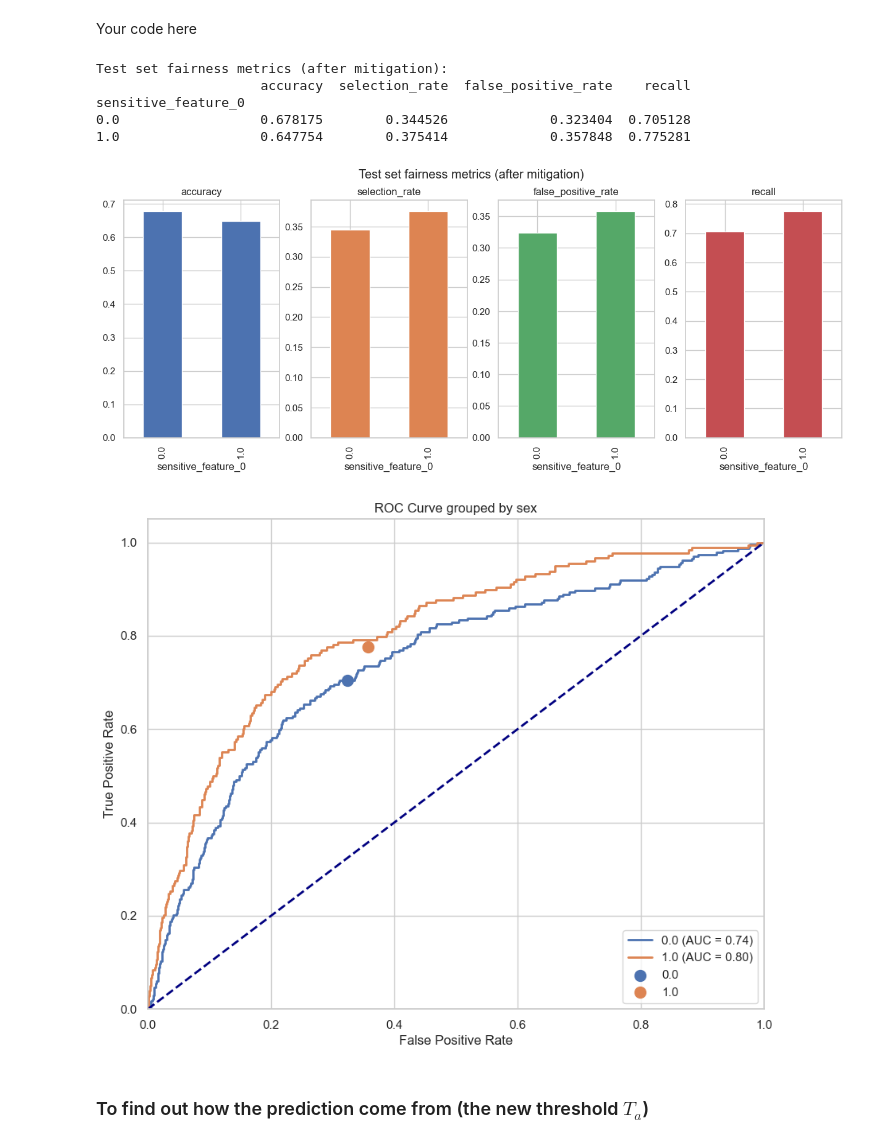
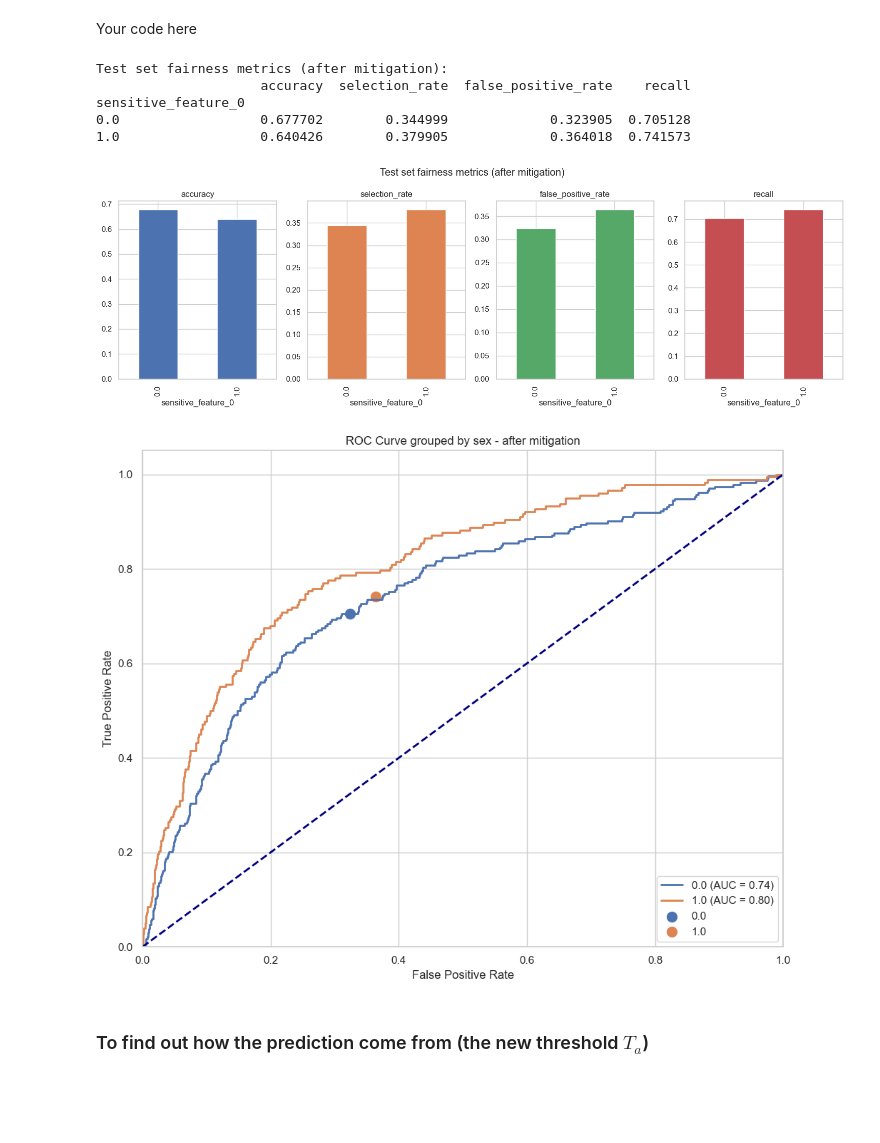
Before and after one commit to MathiasDamsgaard/RAI_fairness_project, a Jupyter notebook: exercise.ipynb, the cells around one changed output. Saved outputs shown, nothing was run; the diff lists cells and outputs as text; code cells hidden in the pictures; blank space fills up the shorter version.

```diff
--- a/exercise.ipynb
+++ b/exercise.ipynb
@@ -233,8 +234,8 @@ test_loader = torch.utils.data.DataLoader(test_dataset, batch_size=batch_size, s
 # %% [markdown]
 ### Predict the results for both validation and test set
 # %%
-# val_lab, val_pred, val_prob, val_a = validate(classifier, val_loader, device=device)
-# test_lab, test_pred, test_prob, test_a= validate(classifier, test_loader, device=device)
+val_lab, val_pred, val_prob, val_a = validate(classifier, val_loader, device=device)
+test_lab, test_pred, test_prob, test_a= validate(classifier, test_loader, device=device)
 # %% [output]
 val_loss=1.2286 val_acc=0.8211 val_auroc=0.7841
 val_loss=1.2348 val_acc=0.8092 val_auroc=0.7726
@@ -242,11 +243,11 @@ val_loss=1.2348 val_acc=0.8092 val_auroc=0.7726
 If predicting on the validation/test set takes too long, you can simply load the pre-saved results directly from the CSV file. Note that if you use your own model, the results will differ from mine.
 # %%
 # # read the results from csv
-val_df = pd.read_csv('./datafiles/nih_val_results.csv')
-test_df = pd.read_csv('./datafiles/nih_test_results.csv')
+# val_df = pd.read_csv('./datafiles/nih_val_results.csv')
+# test_df = pd.read_csv('./datafiles/nih_test_results.csv')
 
-val_lab, val_pred, val_prob, val_a = val_df['val_lab'].values, val_df['val_pred'].values, val_df['val_prob'].values, val_df['val_a'].values
-test_lab, test_pred, test_prob, test_a = test_df['test_lab'].values, test_df['test_pred'].values, test_df['test_prob'].values, test_df['test_a'].values
+# val_lab, val_pred, val_prob, val_a = val_df['val_lab'].values, val_df['val_pred'].values, val_df['val_prob'].values, val_df['val_a'].values
+# test_lab, test_pred, test_prob, test_a = test_df['test_lab'].values, test_df['test_pred'].values, test_df['test_prob'].values, test_df['test_a'].values
 # %% [markdown]
 ### Assess fairness using Fairlearn
 #### A simple example first
@@ -423,5 +429,8 @@ postprocessor = ThresholdOptimizer(
 postprocessor.fit(val_prob_2D, val_lab, sensitive_features=val_a)
 
 # plot the optimizing result using plot_threshold_optimizer
-plot_threshold_optimizer(postprocessor)
+plot_threshold_optimizer(postprocessor, show_plot=False)
+plt.title('ThresholdOptimizer fitting result on validation set')
+plt.tight_layout()
+plt.savefig('./figures/threshold_optimizer.jpg');
 # %% [output]
@@ -441,33 +450,37 @@ y_pred_fair_test = postprocessor.predict(test_prob_2D, sensitive_features=test_a
 # %%
 #TODO
 mf_processed = MetricFrame(metrics=metrics,
                  y_true=test_lab,
                  y_pred=y_pred_fair_test,
                  sensitive_features=test_a)
 
 print("Test set fairness metrics (after mitigation):")
 print(mf_processed.by_group)
 
 mf_processed.by_group.plot.bar(
     subplots=True,
     layout=[1, 4],
     legend=False,
     figsize=[15, 5],
     title="Test set fairness metrics (after mitigation)",
-);
+)
+plt.tight_layout()
+plt.savefig('./figures/fairness_metrics_after.jpg');
 # %% [output]
 Test set fairness metrics (after mitigation):
                      accuracy  selection_rate  false_positive_rate    recall
 sensitive_feature_0
-0.0                  0.678175        0.344526             0.323404  0.705128
-1.0                  0.647754        0.375414             0.357848  0.775281
+0.0                  0.677702        0.344999             0.323905  0.705128
+1.0                  0.640426        0.379905             0.364018  0.741573
-[figure, old version]
+[figure, new version]
 # %%
 plot_roc_simple(test_lab, test_prob, test_a, y_pred_fair_test,
-        sensitive_attribute_name = 'sex',
+        sensitive_attribute_name = 'sex - after mitigation',
         )
+plt.tight_layout()
+plt.savefig('./figures/roc_curve_after.jpg');
 # %% [output]
-[figure, old version]
+[figure, new version]
 # %% [markdown]
 ### To find out how the prediction come from (the new threshold $T_a$)
 # %%
```
Also changed, not shown: parts of 20 cells of this notebook, 15 other files.
